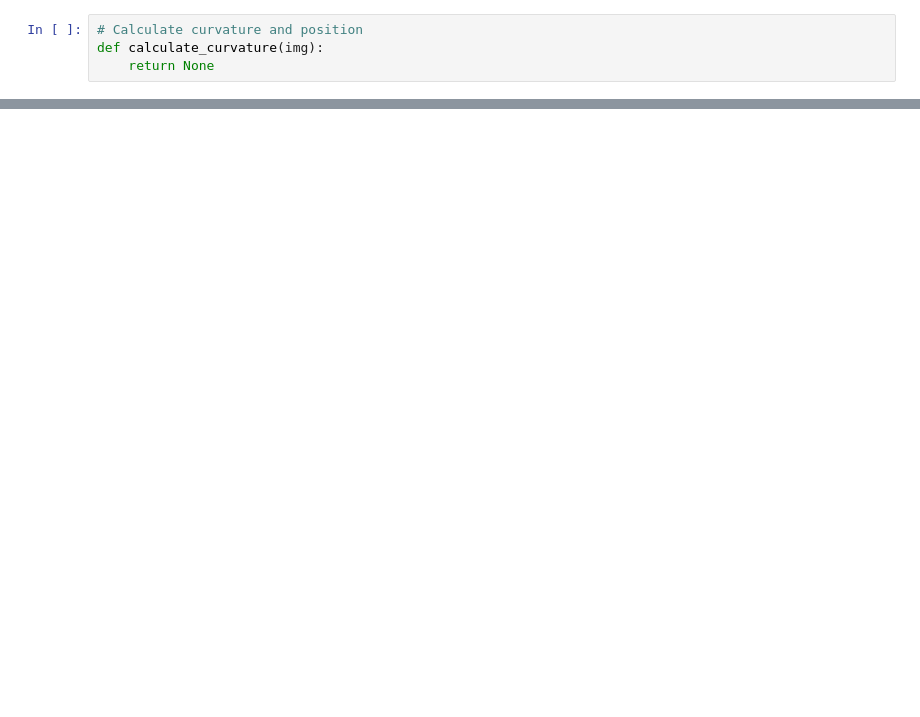
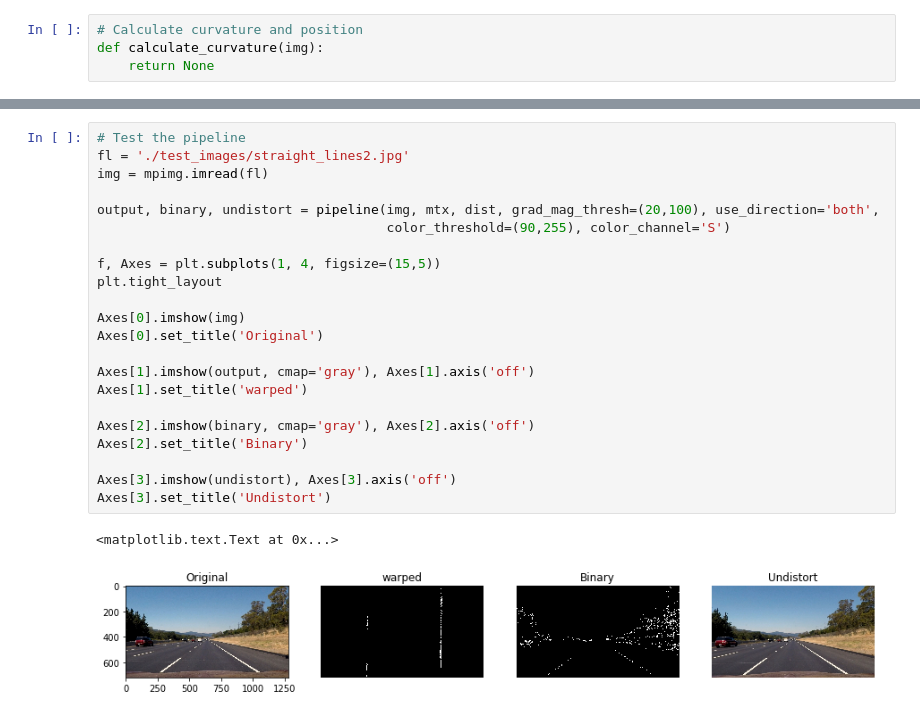
Before and after one commit to yuetingliu/CarND-Advanced-Lane-Lines-P4, a Jupyter notebook: Advanced-lane-line-finding.ipynb, the cells around one changed output, grey strips where cells are left out. Drawn from its saved outputs; the diff is of its cells as text; blank space fills up the shorter version.

```diff
--- a/Advanced-lane-line-finding.ipynb
+++ b/Advanced-lane-line-finding.ipynb
@@ -174,3 +219,28 @@ def calculate_curvature(img):
+# %%
+# Test the pipeline
+fl = './test_images/straight_lines2.jpg'
+img = mpimg.imread(fl)
+
+output, binary, undistort = pipeline(img, mtx, dist, grad_mag_thresh=(20,100), use_direction='both',
+                                     color_threshold=(90,255), color_channel='S')
+
+f, Axes = plt.subplots(1, 4, figsize=(15,5))
+plt.tight_layout
+
+Axes[0].imshow(img)
+Axes[0].set_title('Original')
+
+Axes[1].imshow(output, cmap='gray'), Axes[1].axis('off')
+Axes[1].set_title('warped')
+
+Axes[2].imshow(binary, cmap='gray'), Axes[2].axis('off')
+Axes[2].set_title('Binary')
+
+Axes[3].imshow(undistort), Axes[3].axis('off')
+Axes[3].set_title('Undistort')
+# %% [output]
+<matplotlib.text.Text at 0x...>
+[figure, added]
 # %%
 # Test the undistortion function
 fl = './test_images/straight_lines1.jpg'
```
Also changed, not shown: parts of 11 cells of this notebook.
